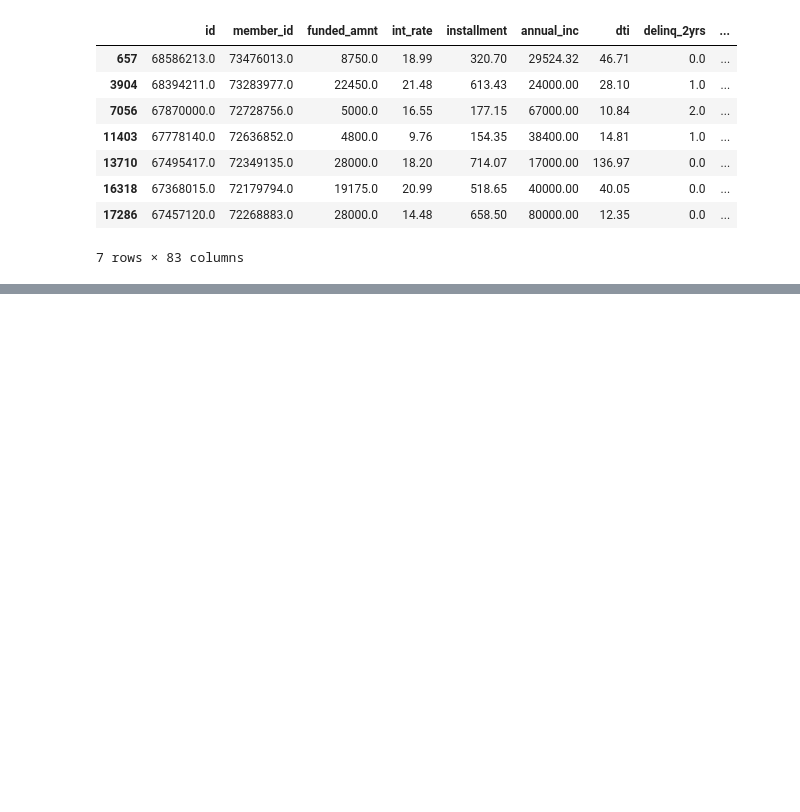
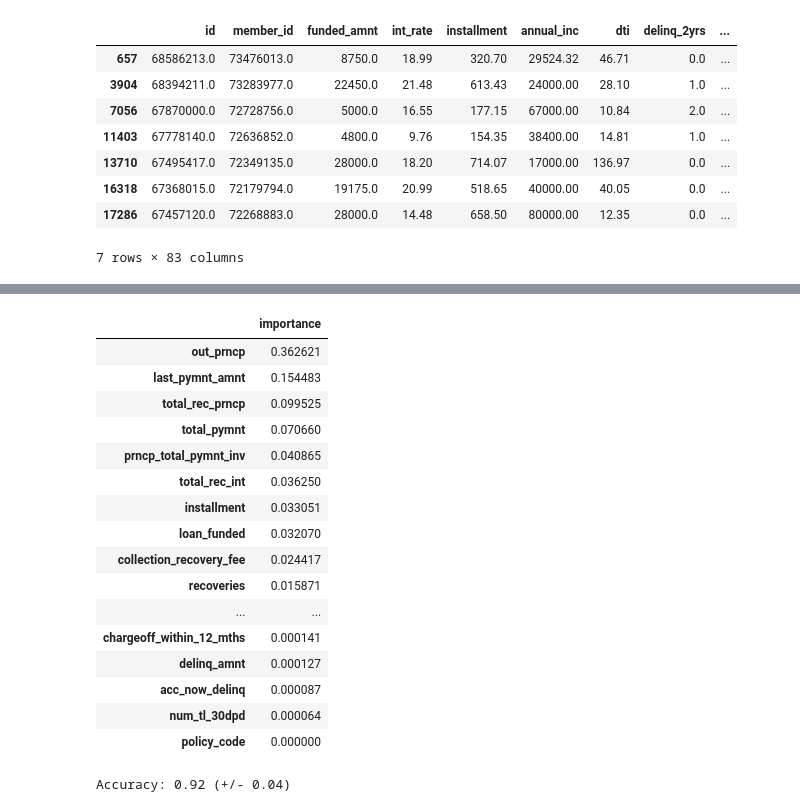
Before and after one commit to Stonberg1/Thinkful, a Jupyter notebook: Thinkful - Unit 3 Lesson 2 Part 5 - Random forest guided example.ipynb, the cells around one changed output, grey strips where cells are left out. Drawn from its saved outputs; the diff is of its cells as text; code cells hidden in the pictures; blank space fills up the shorter version.

Commit message:
Thinkful - Unit 3 Lesson 2 Part 5 - Random forest guided example
Attempting to use the least amount of data while maintaining an accuracy of at least 0.90

```diff
--- a/Thinkful - Unit 3 Lesson 2 Part 5 - Random forest guided example.ipynb
+++ b/Thinkful - Unit 3 Lesson 2 Part 5 - Random forest guided example.ipynb
@@ -138,0 +136,42 @@ array([0.89883878, 0.96513975, 0.96245637, 0.96179146, 0.96188554,
+# %%
+from sklearn.ensemble import RandomForestClassifier
+
+rfc = RandomForestClassifier()
+
+rfc.fit(X, Y)
+rfc.score(X, Y)
+
+feature_importances = pd.DataFrame(rfc.feature_importances_,
+                                   index = X.columns,
+                                   columns=['importance']).sort_values('importance', ascending=False)
+# %%
+feature_importances
+# %% [output]
+|  | importance |
+| out_prncp | 0.362621 |
+| last_pymnt_amnt | 0.154483 |
+| total_rec_prncp | 0.099525 |
+| total_pymnt | 0.070660 |
+| prncp_total_pymnt_inv | 0.040865 |
+| total_rec_int | 0.036250 |
+| installment | 0.033051 |
+| loan_funded | 0.032070 |
+| collection_recovery_fee | 0.024417 |
+| recoveries | 0.015871 |
+| ... | ... |
+| chargeoff_within_12_mths | 0.000141 |
+| delinq_amnt | 0.000127 |
+| acc_now_delinq | 0.000087 |
+| num_tl_30dpd | 0.000064 |
+| policy_code | 0.000000 |
+# %%
+rfc = ensemble.RandomForestClassifier()
+X = y2015.filter(['out_prncp','last_pymnt_amnt'], axis=1)
+Y = y2015['loan_status']
+X = pd.get_dummies(X)
+X = X.dropna(axis=1)
+
+score = cross_val_score(rfc, X, Y, cv=10)
+print('Accuracy: %0.2f (+/- %0.2f)' % (score.mean(), score.std() * 2))
+# %% [output]
+Accuracy: 0.92 (+/- 0.04)
```
Also changed, not shown: parts of 2 cells of this notebook.
